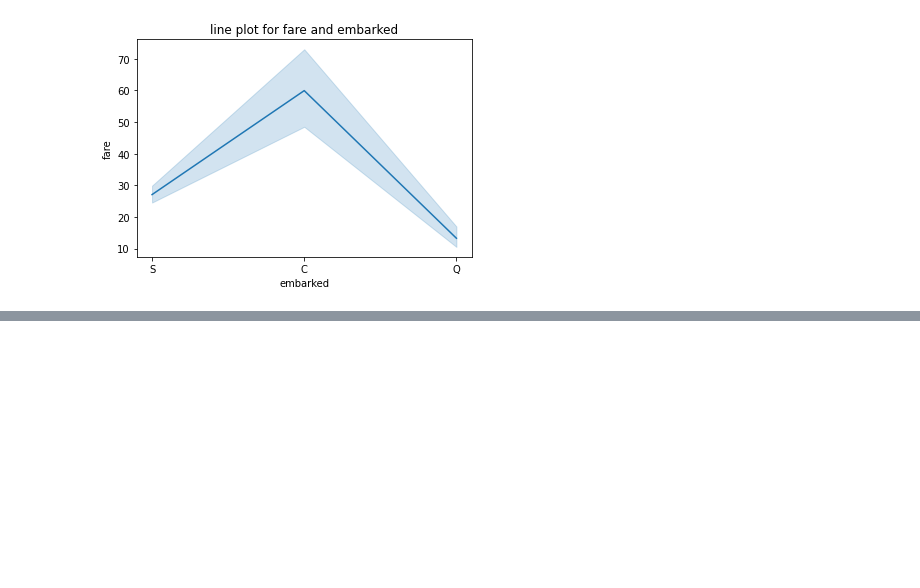
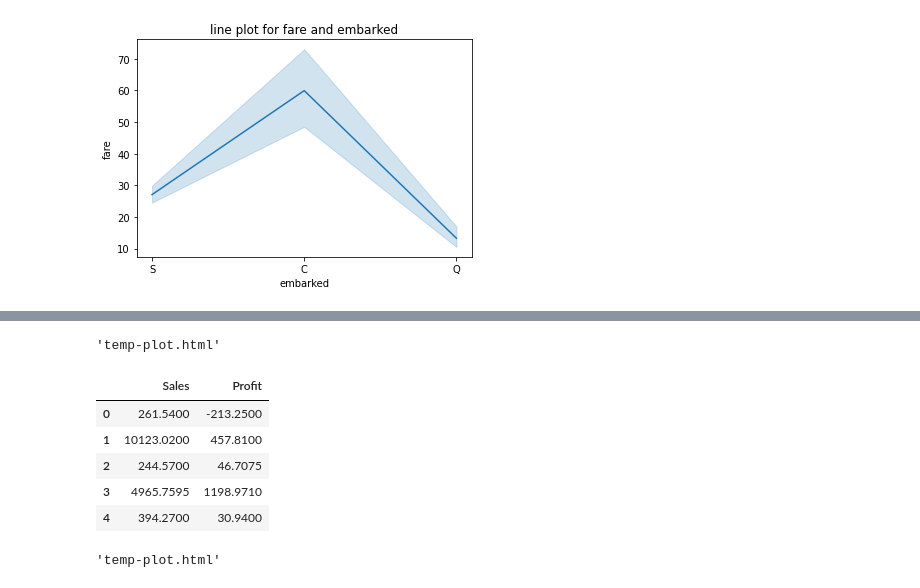
Before and after one commit to Spap123/DIG-Classes, a Jupyter notebook: 20th Aug Batch/Class 22.02.2023 - Seaborn.ipynb, the cells around one changed output, grey strips where cells are left out. Drawn from its saved outputs; the diff is of its cells as text; code cells hidden in the pictures; blank space fills up the shorter version.

```diff
--- a/20th Aug Batch/Class 22.02.2023 - Seaborn.ipynb
+++ b/20th Aug Batch/Class 22.02.2023 - Seaborn.ipynb
@@ -21,0 +62,25 @@ Text(0.5, 1.0, 'line plot for fare and embarked')
+# %%
+pyo.plot([{
+    'x':orders.index,
+    'y':orders.Sales
+}])
+# %% [output]
+'temp-plot.html'
+# %%
+orders_sp = orders[['Sales','Profit']]
+orders_sp.head()
+# %% [output]
+|  | Sales | Profit |
+| 0 | 261.5400 | -213.2500 |
+| 1 | 10123.0200 | 457.8100 |
+| 2 | 244.5700 | 46.7075 |
+| 3 | 4965.7595 | 1198.9710 |
+| 4 | 394.2700 | 30.9400 |
+# %%
+pyo.plot([{
+    'x':orders_sp.index,
+    'y':orders_sp[col],
+    'name':col
+}for col in orders_sp.columns])
+# %% [output]
+'temp-plot.html'
```
Also changed, not shown: parts of 6 cells of this notebook, 1 other file.
